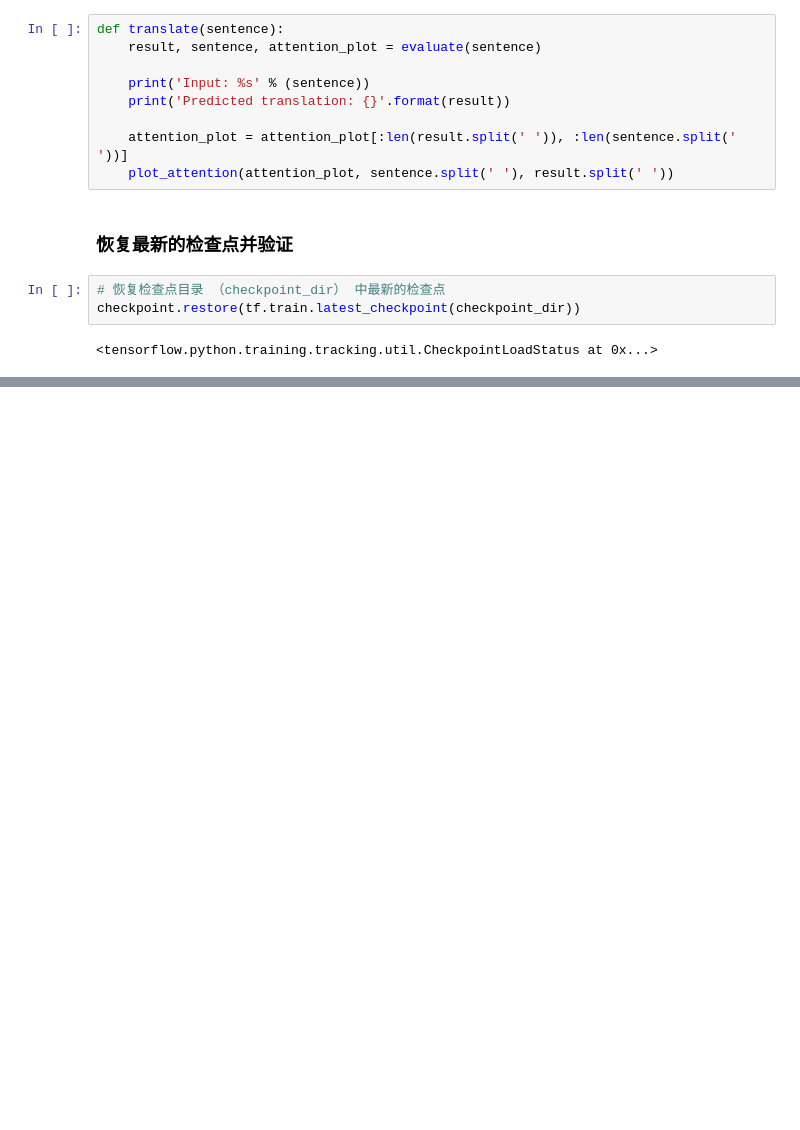
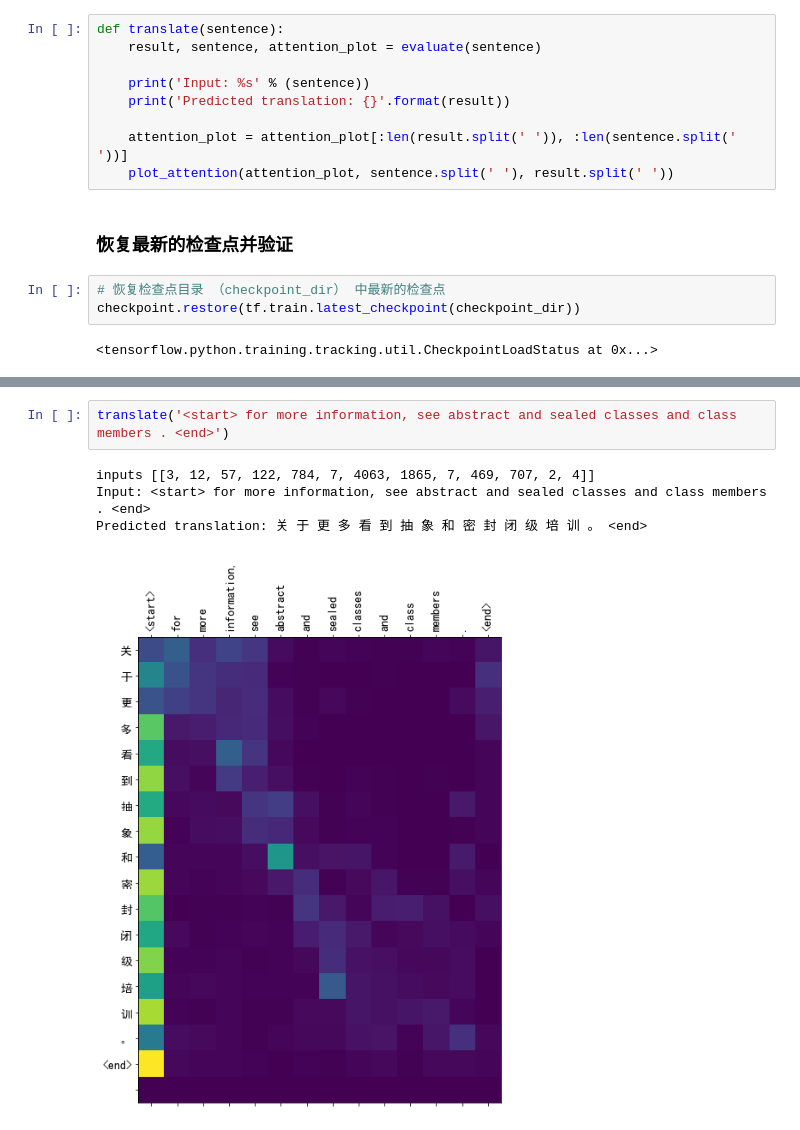
Before and after one commit to taichuai/d2l_zh_tensorflow2.0, a Jupyter notebook: 10.9 编码器—解码器（seq2seq）.ipynb, the cells around one changed output, grey strips where cells are left out. Saved outputs shown, nothing was run; the diff lists cells and outputs as text; blank space fills up the shorter version.

```diff
--- a/10.9 编码器—解码器（seq2seq）.ipynb
+++ b/10.9 编码器—解码器（seq2seq）.ipynb
@@ -501,0 +515,7 @@ checkpoint.restore(tf.train.latest_checkpoint(checkpoint_dir))
+# %%
+translate('<start> for more information, see abstract and sealed classes and class members . <end>')
+# %% [output]
+inputs [[3, 12, 57, 122, 784, 7, 4063, 1865, 7, 469, 707, 2, 4]]
+Input: <start> for more information, see abstract and sealed classes and class members . <end>
+Predicted translation: 关 于 更 多 看 到 抽 象 和 密 封 闭 级 培 训 。 <end>
+[figure, added]
```
Also changed, not shown: parts of 19 cells of this notebook.
